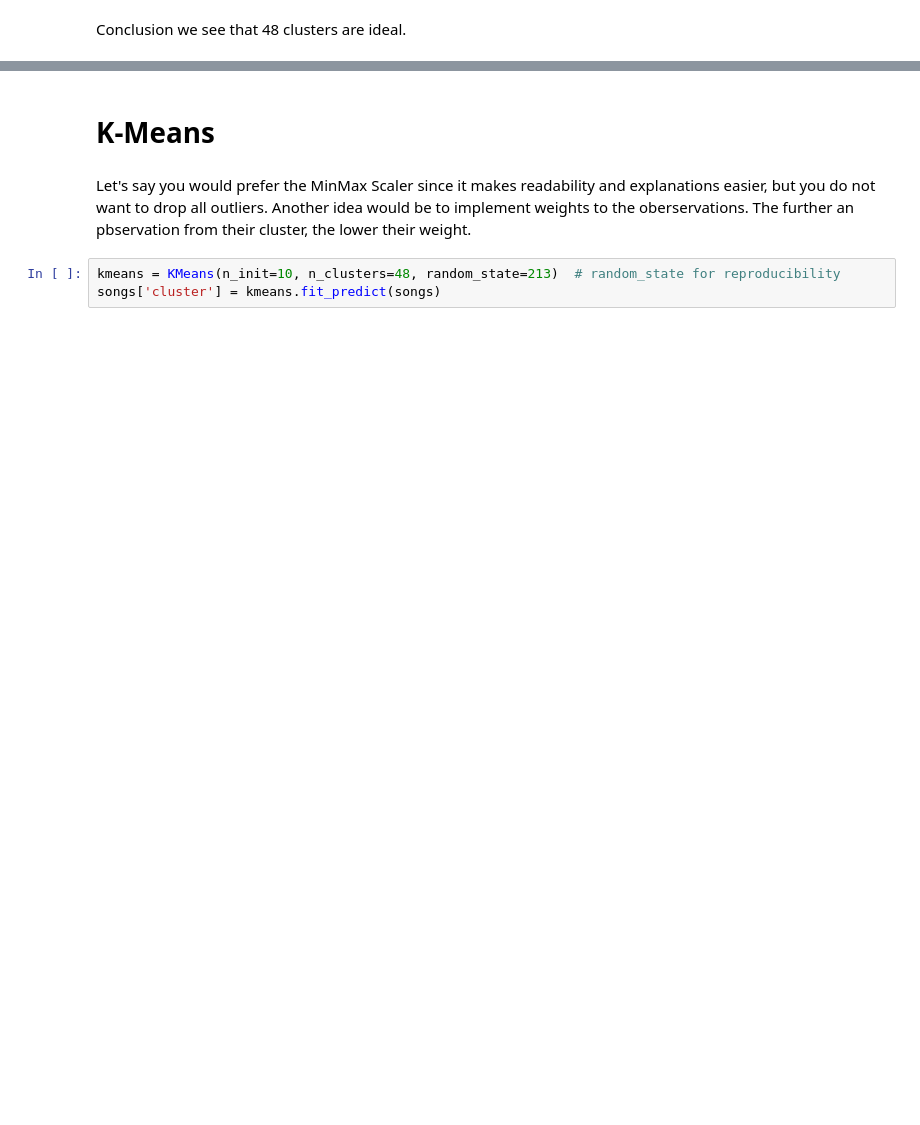
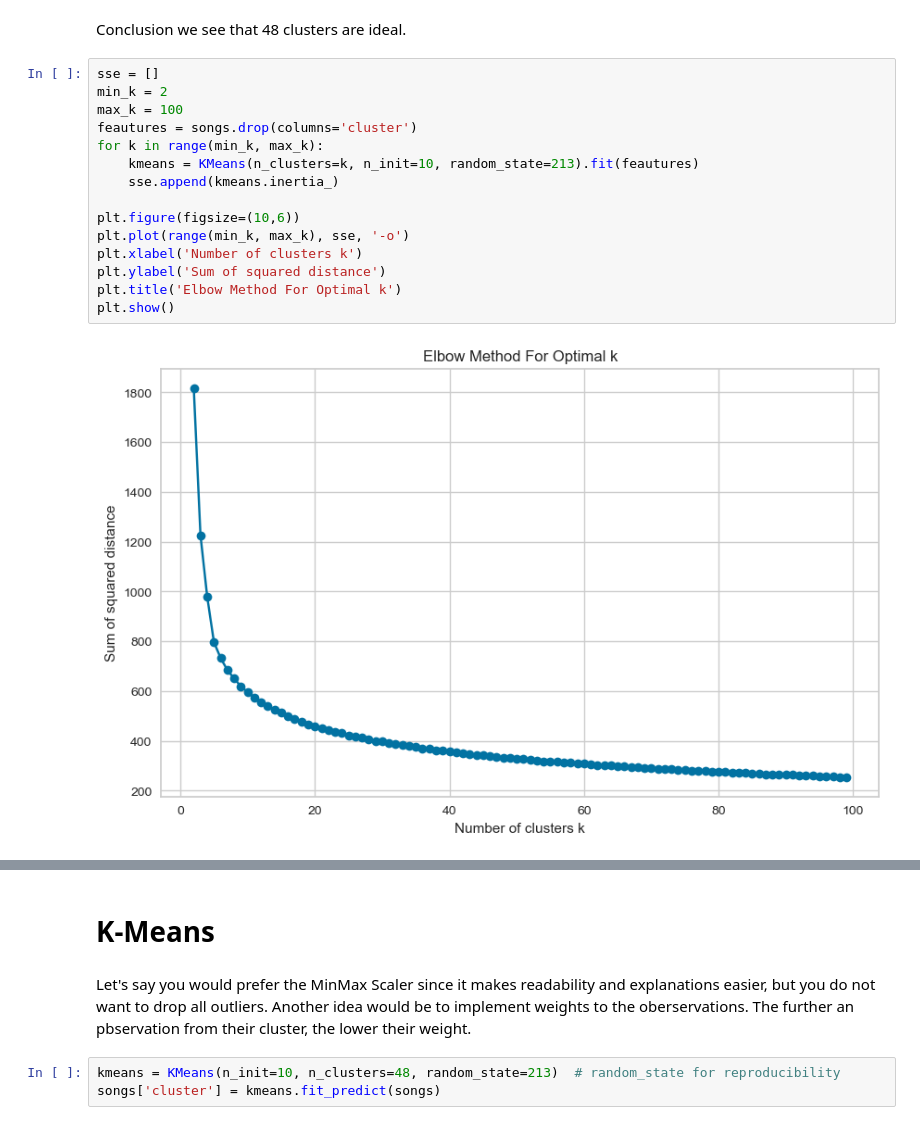
Before and after one commit to MerleSt/SpotifyPlaylistMoosic, a Jupyter notebook: Notebooks/Cluster_Analysis.ipynb, the cells around one changed output, grey strips where cells are left out. Cells and saved outputs as stored; diff of their text form; blank space fills up the shorter version.

```diff
--- a/Notebooks/Cluster_Analysis.ipynb
+++ b/Notebooks/Cluster_Analysis.ipynb
@@ -209,2 +215,19 @@ plt.show()
 # %% [markdown]
 Conclusion we see that 48 clusters are ideal.
+# %%
+sse = []
+min_k = 2
+max_k = 100
+feautures = songs.drop(columns='cluster')
+for k in range(min_k, max_k):
+    kmeans = KMeans(n_clusters=k, n_init=10, random_state=213).fit(feautures)
+    sse.append(kmeans.inertia_)
+
+plt.figure(figsize=(10,6))
+plt.plot(range(min_k, max_k), sse, '-o')
+plt.xlabel('Number of clusters k')
+plt.ylabel('Sum of squared distance')
+plt.title('Elbow Method For Optimal k')
+plt.show()
+# %% [output]
+[figure, added]
```
Also changed, not shown: parts of 21 cells of this notebook, 1 other file.
